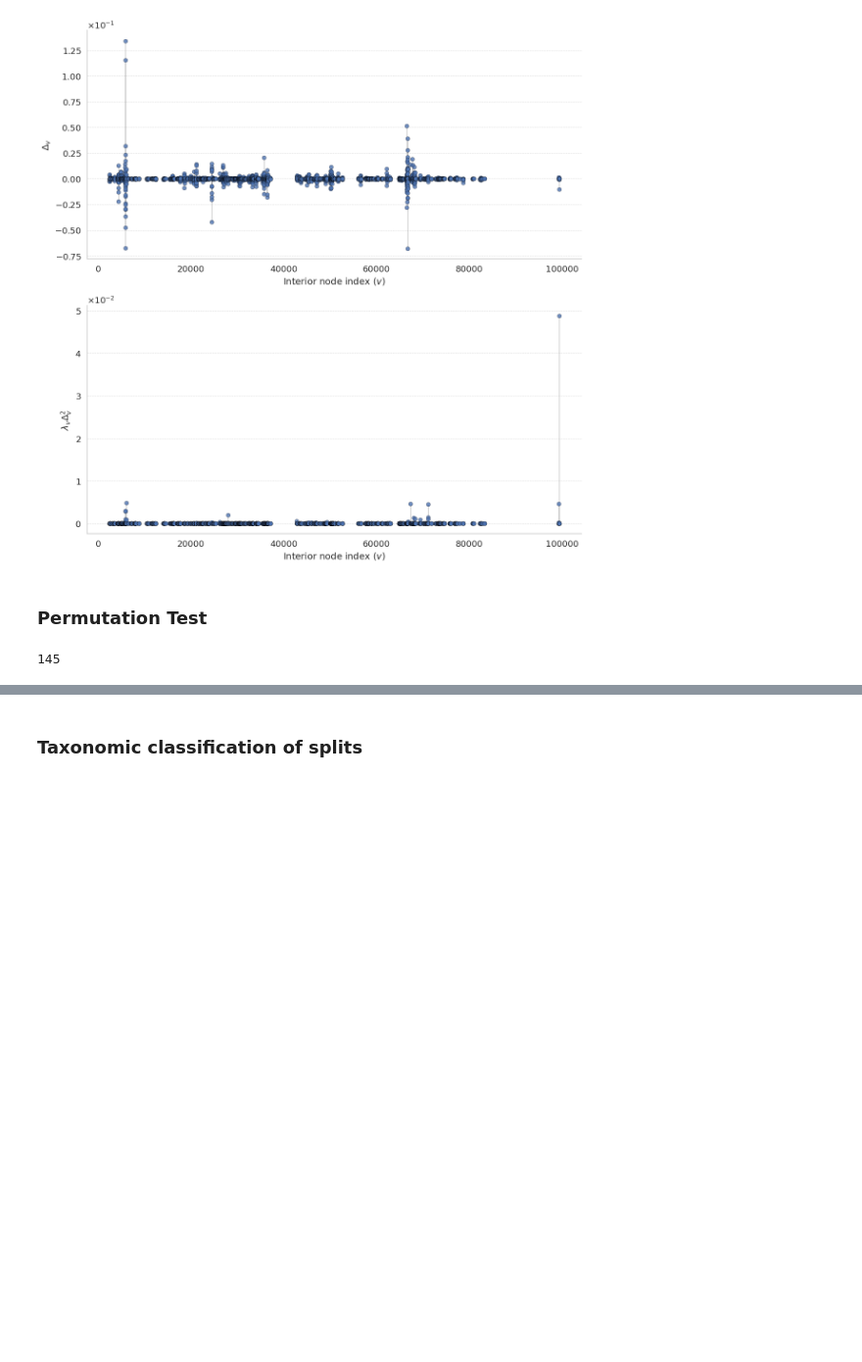
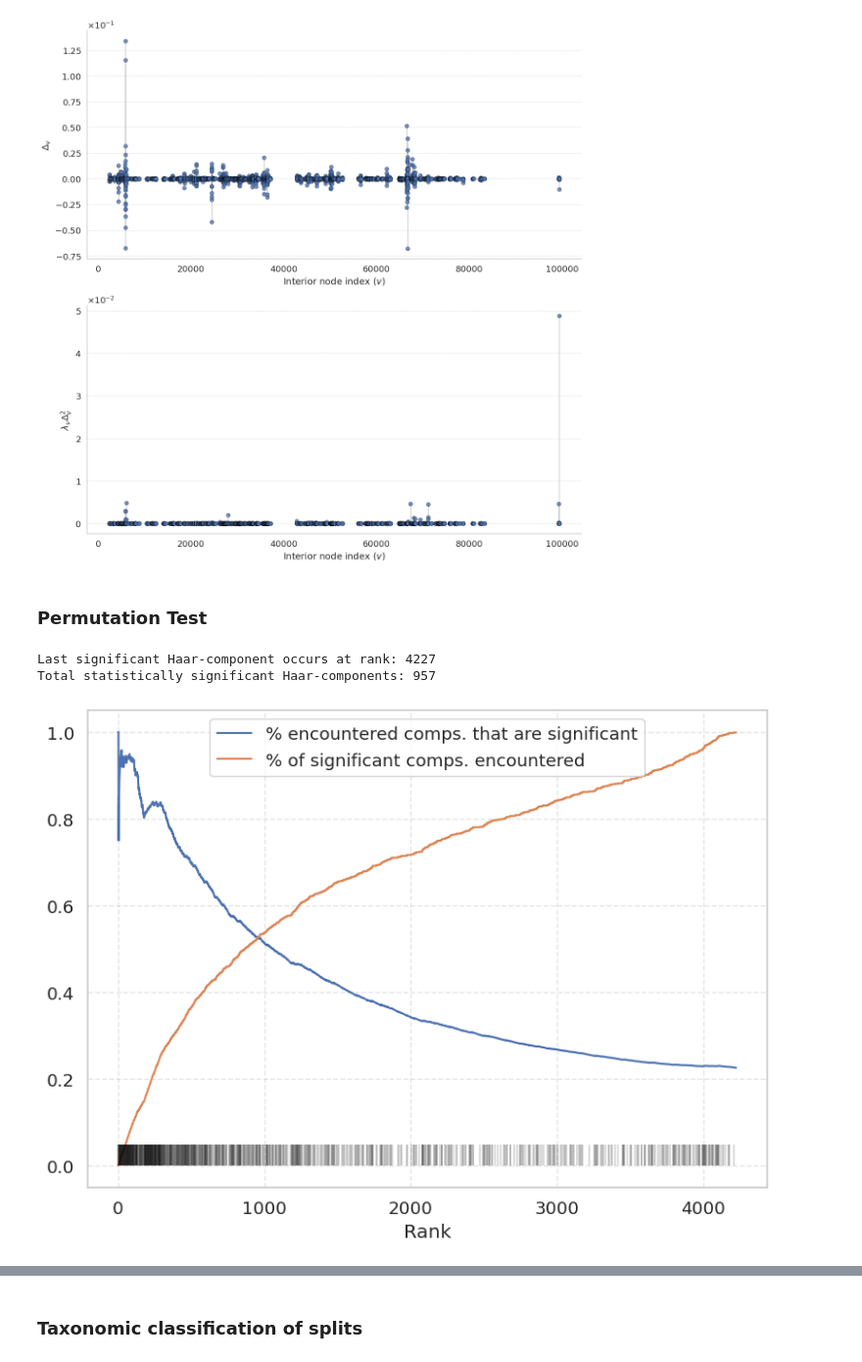
Before and after one commit to spsvihla/pcms, a Jupyter notebook: notebooks/guerrero_negro_example.ipynb, the cells around one changed output, grey strips where cells are left out. Shown at 98% size. Cells and saved outputs as stored; diff of their text form; code cells hidden in the pictures; blank space fills up the shorter version.

```diff
--- a/notebooks/guerrero_negro_example.ipynb
+++ b/notebooks/guerrero_negro_example.ipynb
@@ -340,9 +340,5 @@ cdf_vals = pcms.stats.cdf_haar_coordinate_perm(
 )
 pvals = 1 - cdf_vals
-# %%
-pvals.size - np.count_nonzero(pvals)
-# %% [output]
-145
 # %%
 node2nz_idx = {nzidx : idx for idx, nzidx in enumerate(np.where(hl_coords != 0)[0])}
 nz2node_idx = {idx : nzidx for idx, nzidx in enumerate(np.where(hl_coords != 0)[0])}
@@ -348,0 +351,29 @@ nz2node_idx = {idx : nzidx for idx, nzidx in enumerate(np.where(hl_coords != 0)[
+# %%
+sort_idx = np.argsort(dh_comps)[::-1]
+is_pos = (dh_comps[sort_idx] > 0.0)
+sort_idx_pos = sort_idx[is_pos]
+last = np.where(do_reject_[sort_idx_pos])[0][-1]
+print(f"Last significant Haar-component occurs at rank: {last}")
+print(f"Total statistically significant Haar-components: {np.count_nonzero(do_reject)}")
+# %% [output]
+Last significant Haar-component occurs at rank: 4227
+Total statistically significant Haar-components: 957
+# %%
+fig, ax = plt.subplots(figsize=(8, 6))
+tot_sig = np.count_nonzero(do_reject_)
+f = lambda x: np.count_nonzero(do_reject_[sort_idx_pos][:x]) / x
+g = lambda x: np.count_nonzero(do_reject_[sort_idx_pos][:x]) / tot_sig
+xs = np.arange(1, last)
+ys = np.array([f(x) for x in xs])
+yys = np.array([g(x) for x in xs])
+ax.plot(xs, ys, label='% encountered comps. that are significant')
+ax.plot(xs, yys, label='% of significant comps. encountered')
+ax.vlines(x=xs[do_reject_[sort_idx_pos[:last-1]]], ymin=0, ymax=0.05, colors='black', lw=0.2)
+# ax.set_xscale('symlog', linthresh=10)
+ax.set_xlabel('Rank')
+ax.grid(True, which='both', linestyle='--', alpha=0.5)
+ax.legend(loc='upper center')
+plt.tight_layout()
+plt.show()
+# %% [output]
+[figure, added]
```
Also changed, not shown: parts of 10 cells of this notebook, 1 other file.
